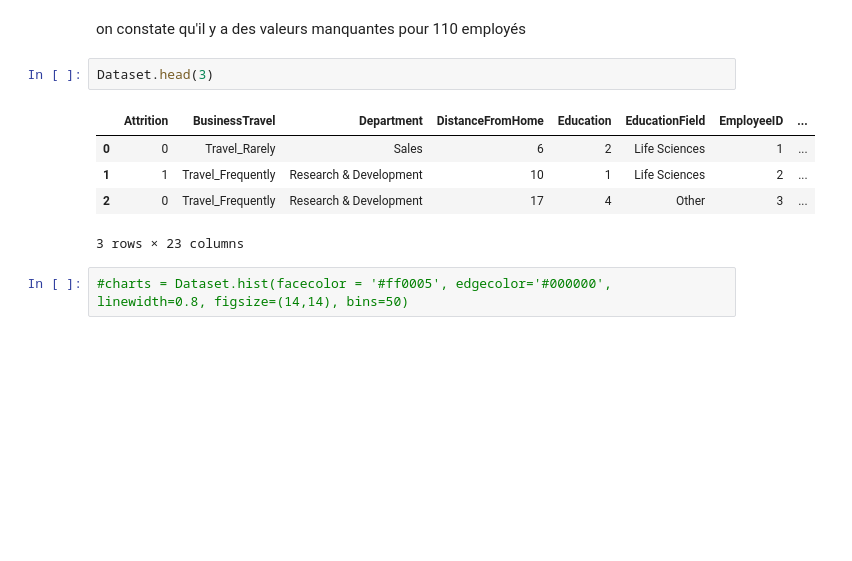
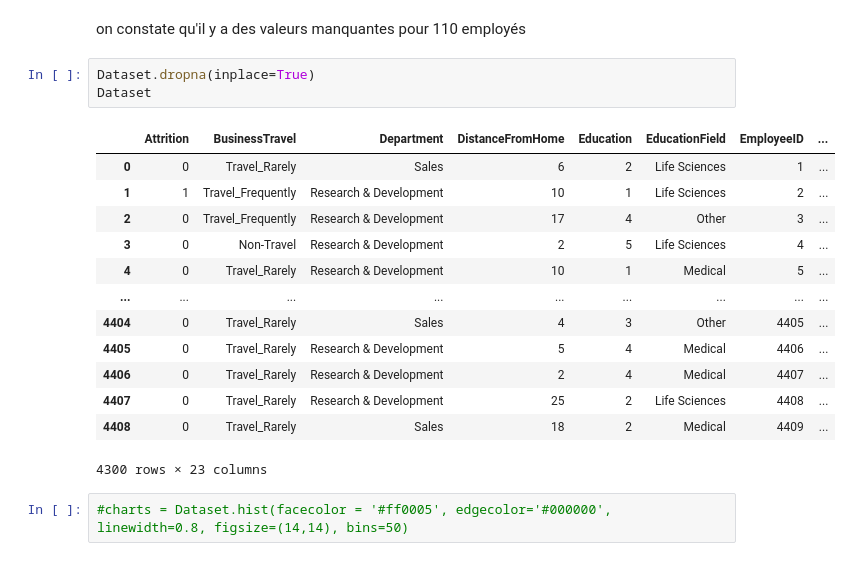
Before and after one commit to OscarPALISSOT/ML_Classifier_CESI_A4, a Jupyter notebook: notebook/Import_data.ipynb, the cells around one changed output. Cells and saved outputs as stored; diff of their text form; blank space fills up the shorter version.

```diff
--- a/notebook/Import_data.ipynb
+++ b/notebook/Import_data.ipynb
@@ -232,14 +248,23 @@ sample_incomplete_rows
 110 rows × 23 columns
 # %% [markdown]
 on constate qu'il y a des valeurs manquantes pour 110 employés
-# %%
-Dataset.head(3)
-# %% [output]
-|  | Attrition | BusinessTravel | Department | DistanceFromHome | Education | EducationField | EmployeeID | ... |
-| 0 | 0 | Travel_Rarely | Sales | 6 | 2 | Life Sciences | 1 | ... |
-| 1 | 1 | Travel_Frequently | Research & Development | 10 | 1 | Life Sciences | 2 | ... |
-| 2 | 0 | Travel_Frequently | Research & Development | 17 | 4 | Other | 3 | ... |
-3 rows × 23 columns
+# %%
+Dataset.dropna(inplace=True)
+Dataset
+# %% [output]
+|  | Attrition | BusinessTravel | Department | DistanceFromHome | Education | EducationField | EmployeeID | ... |
+| 0 | 0 | Travel_Rarely | Sales | 6 | 2 | Life Sciences | 1 | ... |
+| 1 | 1 | Travel_Frequently | Research & Development | 10 | 1 | Life Sciences | 2 | ... |
+| 2 | 0 | Travel_Frequently | Research & Development | 17 | 4 | Other | 3 | ... |
+| 3 | 0 | Non-Travel | Research & Development | 2 | 5 | Life Sciences | 4 | ... |
+| 4 | 0 | Travel_Rarely | Research & Development | 10 | 1 | Medical | 5 | ... |
+| ... | ... | ... | ... | ... | ... | ... | ... | ... |
+| 4404 | 0 | Travel_Rarely | Sales | 4 | 3 | Other | 4405 | ... |
+| 4405 | 0 | Travel_Rarely | Research & Development | 5 | 4 | Medical | 4406 | ... |
+| 4406 | 0 | Travel_Rarely | Research & Development | 2 | 4 | Medical | 4407 | ... |
+| 4407 | 0 | Travel_Rarely | Research & Development | 25 | 2 | Life Sciences | 4408 | ... |
+| 4408 | 0 | Travel_Rarely | Sales | 18 | 2 | Medical | 4409 | ... |
+4300 rows × 23 columns
 # %%
 #charts = Dataset.hist(facecolor = '#ff0005', edgecolor='#000000', linewidth=0.8, figsize=(14,14), bins=50)
 # %%
```
Also changed, not shown: parts of 1 cell of this notebook.
